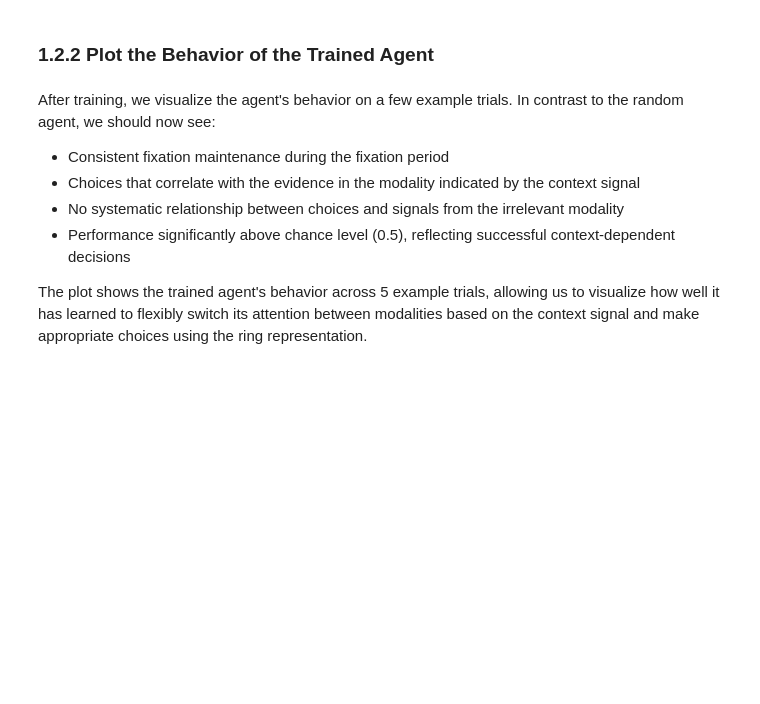
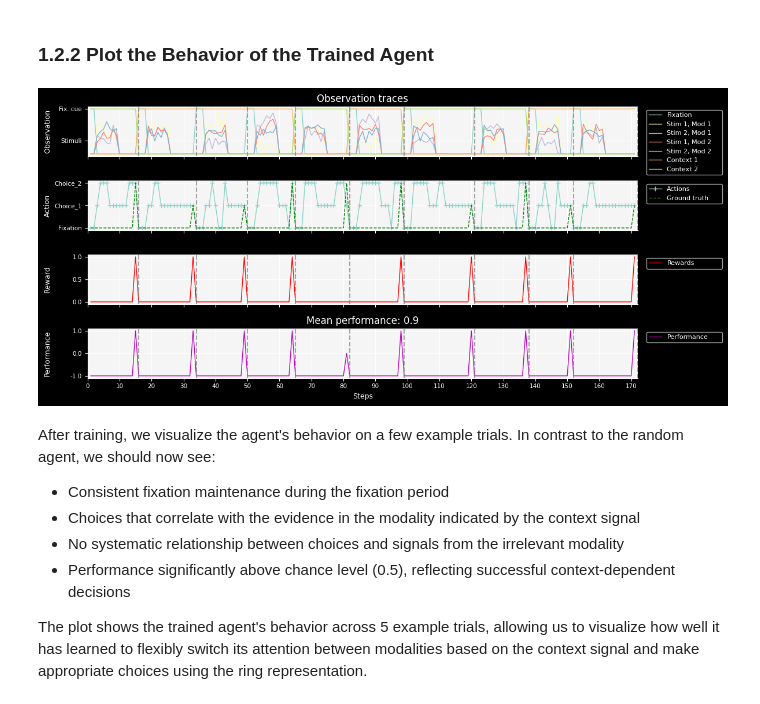
Before and after one commit to neurogym/neurogym, a Jupyter notebook: docs/examples/contextdecisionmaking.ipynb, the cells around one changed output. Cells and saved outputs as stored; diff of their text form; code cells hidden in the pictures; blank space fills up the shorter version.

```diff
--- a/docs/examples/contextdecisionmaking.ipynb
+++ b/docs/examples/contextdecisionmaking.ipynb
@@ -67,8 +68,8 @@ clear_output()
 # %%
 # Environment parameters
 # These settings are low to speed up testing; we recommend setting EVAL_TRIALS to at least 1000 and TRAIN_TRIALS to at least 6000
-EVAL_TRIALS = 50
-TRAIN_TRIALS = 50  # Choose the desired number of trials
+EVAL_TRIALS = 1000
+TRAIN_TRIALS = 10000  # Choose the desired number of trials
 use_expl_context = True  # Use explicit context mode
 
 # These are the default values, shown here to demonstrate how they can be modified:
@@ -86,7 +87,7 @@ timing = {
     "delay": TruncExp(600, 300, 3000),
     "decision": 100,
 }
-sigma = 1.0 # Standard deviation of the Gaussian noise in the ring representation
+sigma = 1 # Standard deviation of the Gaussian noise in the ring representation
 
 # We can modify any of these parameters by passing them to ngym.make():
 kwargs = {
@@ -102,6 +103,7 @@ kwargs = {
 # Create and wrap the environment
 task = "ContextDecisionMaking-v0"
 env = ngym.make(task, **kwargs)
+env.contexts = np.array([0])
 
 # Check the custom environment and output additional warnings (if any)
 check_env(env)
@@ -210,7 +232,7 @@ rl_model = RecurrentPPO(
     learning_rate=3e-4,
     n_steps=n_steps,          # Align with multiple complete episodes
     batch_size=32,            # Smaller batch size
-    ent_coef=0,               # Entropy coefficient
+    ent_coef=0.0,               # Entropy coefficient
     policy_kwargs=policy_kwargs,
     verbose=1
 )
@@ -222,20 +264,22 @@ env_vec.close()
 # %%
 # Plot example trials with trained agent
 fig = plot_env(
     env_vec,
     name='Context Decision Making (trained)',
     ob_traces=[
         'Fixation',
         'Stim 1, Mod 1',  # First stimulus component of modality 1
         'Stim 2, Mod 1',  # Second stimulus component of modality 1
         'Stim 1, Mod 2',  # First stimulus component of modality 2
         'Stim 2, Mod 2',  # Second stimulus component of modality 2
         'Context 1',      # First context signal
         'Context 2',      # Second context signal
     ],
-    num_trials=5,
+    num_trials=10,
     model=rl_model,
 )
+# %% [output]
+[figure, added]
 # %% [markdown]
 After training, we visualize the agent's behavior on a few example trials. In contrast to the random agent, we should now see:
 
```
Also changed, not shown: parts of 15 cells of this notebook.
